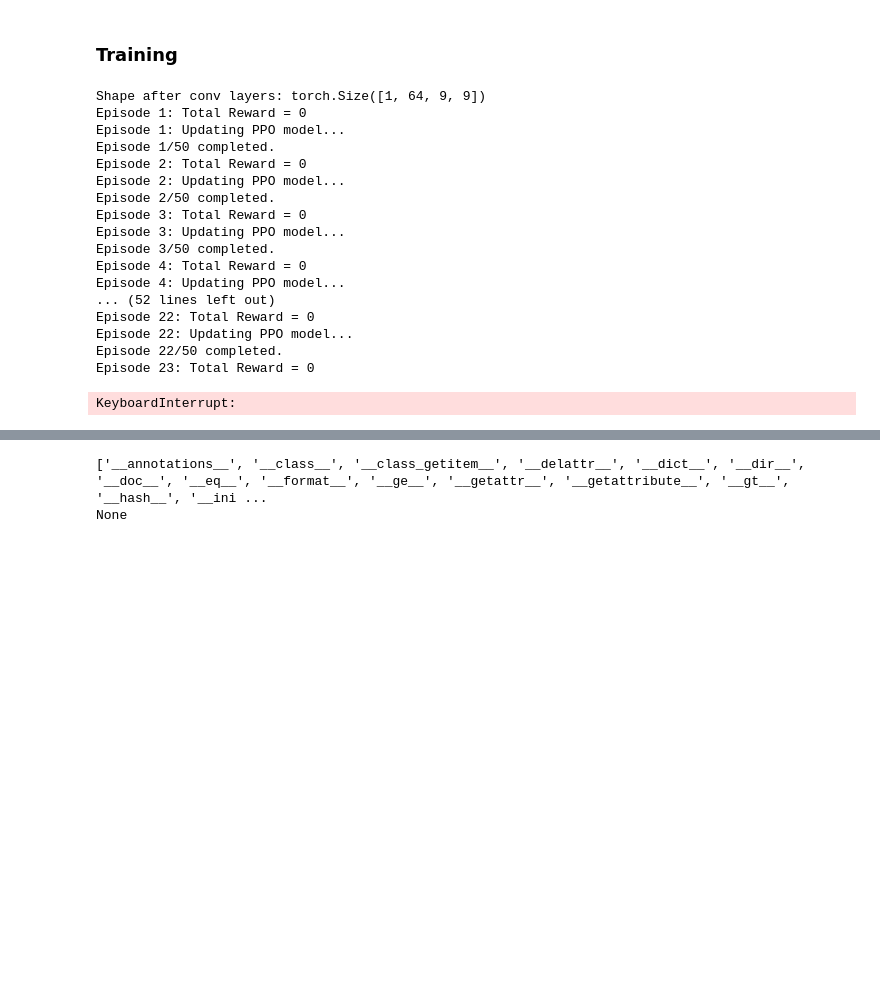
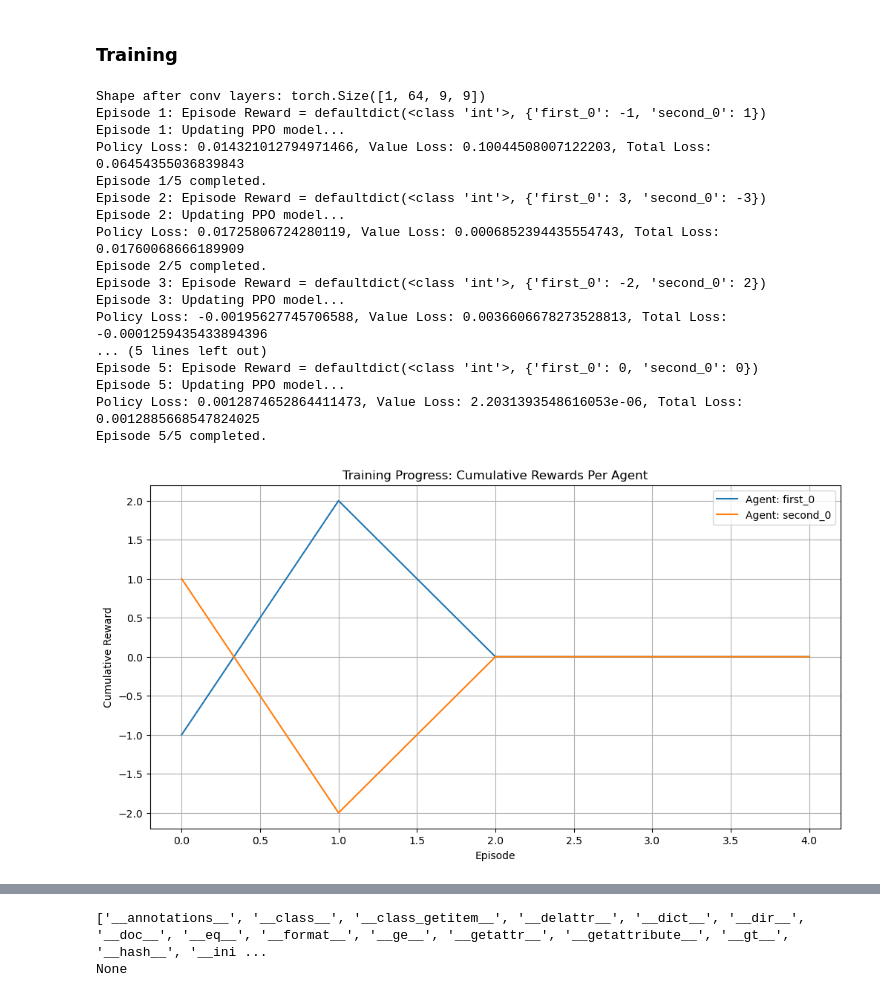
Before and after one commit to hebrian/boxing, a Jupyter notebook: test_non_stacking.ipynb, the cells around one changed output, grey strips where cells are left out. Saved outputs shown, nothing was run; the diff lists cells and outputs as text; code cells hidden in the pictures; blank space fills up the shorter version.

```diff
--- a/test_non_stacking.ipynb
+++ b/test_non_stacking.ipynb
@@ -226,8 +235,8 @@ ppo = PPO(obs_shape, action_space)
 buffer = RolloutBuffer()
 
 # Step 3: Training Loop
-num_episodes = 50
-max_steps_per_episode = 1000  # Maximum steps to prevent infinite loops
+num_episodes = 5
+max_steps_per_episode = 5000  # Maximum steps to prevent infinite loops
 # Initialize reward tracking
 cumulative_rewards = []
 
@@ -244,7 +253,7 @@ for episode in range(num_episodes):
     # Initialize done flags for each agent
     done = {agent: False for agent in agent_observations.keys()}
     step = 0
-    episode_reward = 0  # Track total reward for the episode
+    episode_reward = defaultdict(int)  # Track total reward for the episode
 
     while not all(done.values()) and step < max_steps_per_episode:
         actions = {}
@@ -281,11 +290,15 @@ for episode in range(num_episodes):
         else:
             raise ValueError(f"Unexpected observation structure after step: {type(next_observations)}")
 
-        # Accumulate rewards
-        episode_reward += sum(rewards.values())  # Sum rewards from all agents
+
+        for agent, reward in rewards.items():
+            # if reward != 0:
+            #     print(f"Agent: {agent}, Reward: {reward}")
+            episode_reward[agent] += reward
 
         # Store data in the buffer for each agent
         for agent, obs in agent_observations.items():
+            # print(f"Agent: {agent}, Reward: {rewards[agent]}")
             buffer.store(obs, actions[agent], log_probs[agent].item(), rewards[agent], dones[agent])
 
         # Update done flags
@@ -296,7 +309,7 @@ for episode in range(num_episodes):
     cumulative_rewards.append(episode_reward)
 
     # Compute Returns and Advantages
-    print(f"Episode {episode + 1}: Total Reward = {episode_reward}")
+    print(f"Episode {episode + 1}: Episode Reward = {episode_reward}")
     buffer.compute_returns_and_advantages(ppo.policy, ppo.gamma, ppo.gae_lambda)
 
     # Update PPO
@@ -308,29 +321,44 @@ for episode in range(num_episodes):
 
     # Log progress
     print(f"Episode {episode + 1}/{num_episodes} completed.")
-
-# Plot cumulative rewards
-plt.plot(cumulative_rewards)
-plt.xlabel('Episode')
-plt.ylabel('Cumulative Reward')
-plt.title('Training Progress')
-plt.show()
 # %% [output]
 Shape after conv layers: torch.Size([1, 64, 9, 9])
-Episode 1: Total Reward = 0
+Episode 1: Episode Reward = defaultdict(<class 'int'>, {'first_0': -1, 'second_0': 1})
 Episode 1: Updating PPO model...
-Episode 1/50 completed.
-Episode 2: Total Reward = 0
+Policy Loss: 0.014321012794971466, Value Loss: 0.10044508007122203, Total Loss: 0.06454355036839843
+Episode 1/5 completed.
+Episode 2: Episode Reward = defaultdict(<class 'int'>, {'first_0': 3, 'second_0': -3})
 Episode 2: Updating PPO model...
-Episode 2/50 completed.
-Episode 3: Total Reward = 0
+Policy Loss: 0.01725806724280119, Value Loss: 0.0006852394435554743, Total Loss: 0.01760068666189909
+Episode 2/5 completed.
+Episode 3: Episode Reward = defaultdict(<class 'int'>, {'first_0': -2, 'second_0': 2})
 Episode 3: Updating PPO model...
-Episode 3/50 completed.
-Episode 4: Total Reward = 0
-Episode 4: Updating PPO model...
-... (52 lines left out)
-Episode 22: Total Reward = 0
-Episode 22: Updating PPO model...
-Episode 22/50 completed.
-Episode 23: Total Reward = 0
+Policy Loss: -0.00195627745706588, Value Loss: 0.0036606678273528813, Total Loss: -0.0001259435433894396
+... (5 lines left out)
+Episode 5: Episode Reward = defaultdict(<class 'int'>, {'first_0': 0, 'second_0': 0})
+Episode 5: Updating PPO model...
+Policy Loss: 0.0012874652864411473, Value Loss: 2.2031393548616053e-06, Total Loss: 0.0012885668547824025
+Episode 5/5 completed.
-KeyboardInterrupt:
+# %%
+# Extract rewards for each agent
+agent_rewards = {}
+for episode_rewards in cumulative_rewards:
+    for agent, reward in episode_rewards.items():
+        if agent not in agent_rewards:
+            agent_rewards[agent] = []
+        agent_rewards[agent].append(reward)
+
+# Plot cumulative rewards for each agent
+plt.figure(figsize=(12, 6))
+for agent, rewards in agent_rewards.items():
+    cumulative_sum = np.cumsum(rewards)
+    plt.plot(cumulative_sum, label=f"Agent: {agent}")
+
+plt.xlabel('Episode')
+plt.ylabel('Cumulative Reward')
+plt.title('Training Progress: Cumulative Rewards Per Agent')
+plt.legend()
+plt.grid(True)
+plt.show()
+# %% [output]
+[figure, added]
```
Also changed, not shown: parts of 9 cells of this notebook.
